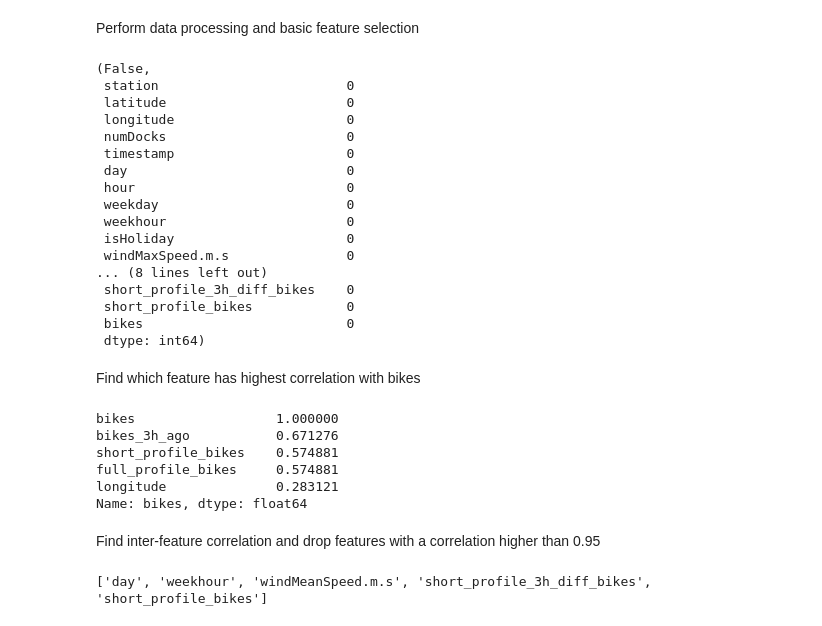
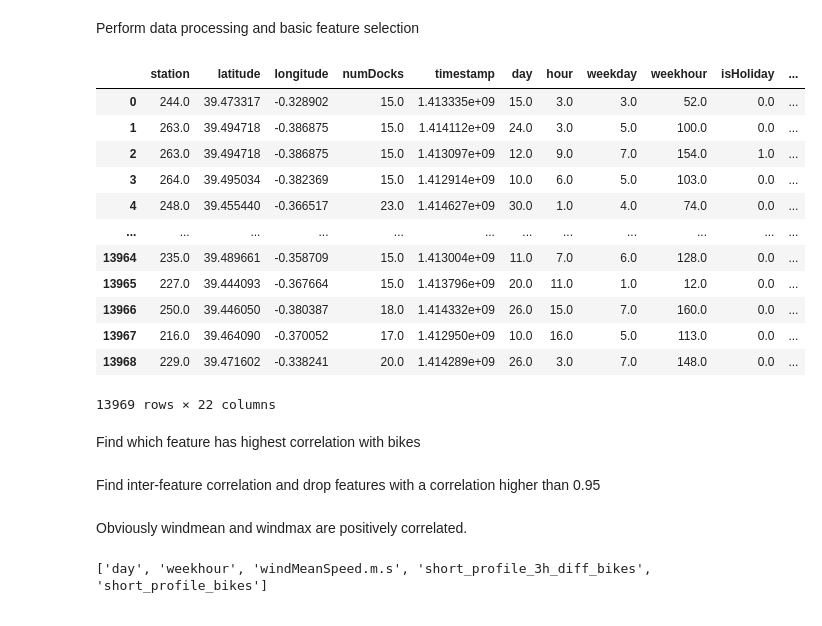
Before and after one commit to davideturco/morebikes2020, a Jupyter notebook: general.ipynb, the cells around one changed output. Cells and saved outputs as stored; diff of their text form; code cells hidden in the pictures.

Commit message:
Experiments with tuning models

```diff
--- a/general.ipynb
+++ b/general.ipynb
@@ -4,2 +1,18 @@ import seaborn as sns
+# %%
+from pre_processing import *
+import seaborn as sns
+from sklearn.model_selection import train_test_split
+from sklearn.model_selection import cross_val_score, RandomizedSearchCV, GridSearchCV
+from sklearn.linear_model import LinearRegression, Ridge
+from sklearn.tree import DecisionTreeRegressor
+from sklearn.ensemble import RandomForestRegressor, GradientBoostingRegressor
+from sklearn.neighbors import KNeighborsRegressor
+from sklearn.svm import SVR
+from sklearn.preprocessing import StandardScaler
+from sklearn.pipeline import Pipeline, make_pipeline
+from sklearn.metrics import mean_absolute_error
+import joblib
+
+pd.set_option("display.max_columns", None)
 # %% [markdown]
 ## Data processing
@@ -12,48 +39,41 @@ df = load_general(PATH)
 Perform data processing and basic feature selection
 # %%
 #drop instance where there's no number of bikes
-df = drop_nan_bikes(df)
+df_train = drop_nan_bikes(df_train)
 
-#replaces days with numbers
-day_transform(df)
+# #replaces days with numbers
+df_train = day_transform(df_train)
+df_test = day_transform(df_test)
 
-#replaces NaN with median
-df = nan_impute(df)
+# #replaces NaN with median
+df_train = nan_impute(df_train)
+df_test = nan_impute(df_test)
 
-#removes features with zero variance
-df = var_transform(df)
+# #removes features with zero variance
+df_train = var_transform(df_train)
+df_test = var_transform(df_test)
 
-has_nan(df)
+# #has_nan(df_test)
+#
+df_test
 # %% [output]
+|  | station | latitude | longitude | numDocks | timestamp | day | hour | weekday | weekhour | isHoliday | ... |
+| 0 | 244.0 | 39.473317 | -0.328902 | 15.0 | 1.413335e+09 | 15.0 | 3.0 | 3.0 | 52.0 | 0.0 | ... |
+| 1 | 263.0 | 39.494718 | -0.386875 | 15.0 | 1.414112e+09 | 24.0 | 3.0 | 5.0 | 100.0 | 0.0 | ... |
+| 2 | 263.0 | 39.494718 | -0.386875 | 15.0 | 1.413097e+09 | 12.0 | 9.0 | 7.0 | 154.0 | 1.0 | ... |
+| 3 | 264.0 | 39.495034 | -0.382369 | 15.0 | 1.412914e+09 | 10.0 | 6.0 | 5.0 | 103.0 | 0.0 | ... |
+| 4 | 248.0 | 39.455440 | -0.366517 | 23.0 | 1.414627e+09 | 30.0 | 1.0 | 4.0 | 74.0 | 0.0 | ... |
+| ... | ... | ... | ... | ... | ... | ... | ... | ... | ... | ... | ... |
+| 13964 | 235.0 | 39.489661 | -0.358709 | 15.0 | 1.413004e+09 | 11.0 | 7.0 | 6.0 | 128.0 | 0.0 | ... |
+| 13965 | 227.0 | 39.444093 | -0.367664 | 15.0 | 1.413796e+09 | 20.0 | 11.0 | 1.0 | 12.0 | 0.0 | ... |
+| 13966 | 250.0 | 39.446050 | -0.380387 | 18.0 | 1.414332e+09 | 26.0 | 15.0 | 7.0 | 160.0 | 0.0 | ... |
+| 13967 | 216.0 | 39.464090 | -0.370052 | 17.0 | 1.412950e+09 | 10.0 | 16.0 | 5.0 | 113.0 | 0.0 | ... |
+| 13968 | 229.0 | 39.471602 | -0.338241 | 20.0 | 1.414289e+09 | 26.0 | 3.0 | 7.0 | 148.0 | 0.0 | ... |
-(False,
- station                        0
- latitude                       0
- longitude                      0
- numDocks                       0
- timestamp                      0
- day                            0
- hour                           0
- weekday                        0
- weekhour                       0
- isHoliday                      0
- windMaxSpeed.m.s               0
-... (8 lines left out)
- short_profile_3h_diff_bikes    0
- short_profile_bikes            0
- bikes                          0
- dtype: int64)
+13969 rows × 22 columns
 # %% [markdown]
 Find which feature has highest correlation with bikes
-# %%
-corr_matrix = correl(df)
-print(corr_matrix['bikes'].sort_values(ascending=False).head(5))
-# %% [output]
-bikes                  1.000000
-bikes_3h_ago           0.671276
-short_profile_bikes    0.574881
-full_profile_bikes     0.574881
-longitude              0.283121
-Name: bikes, dtype: float64
 # %% [markdown]
 Find inter-feature correlation and drop features with a correlation higher than 0.95
+# %% [markdown]
+Obviously windmean and windmax are positively correlated.
 # %%
```
Also changed, not shown: parts of 16 cells of this notebook, 3 other files.
